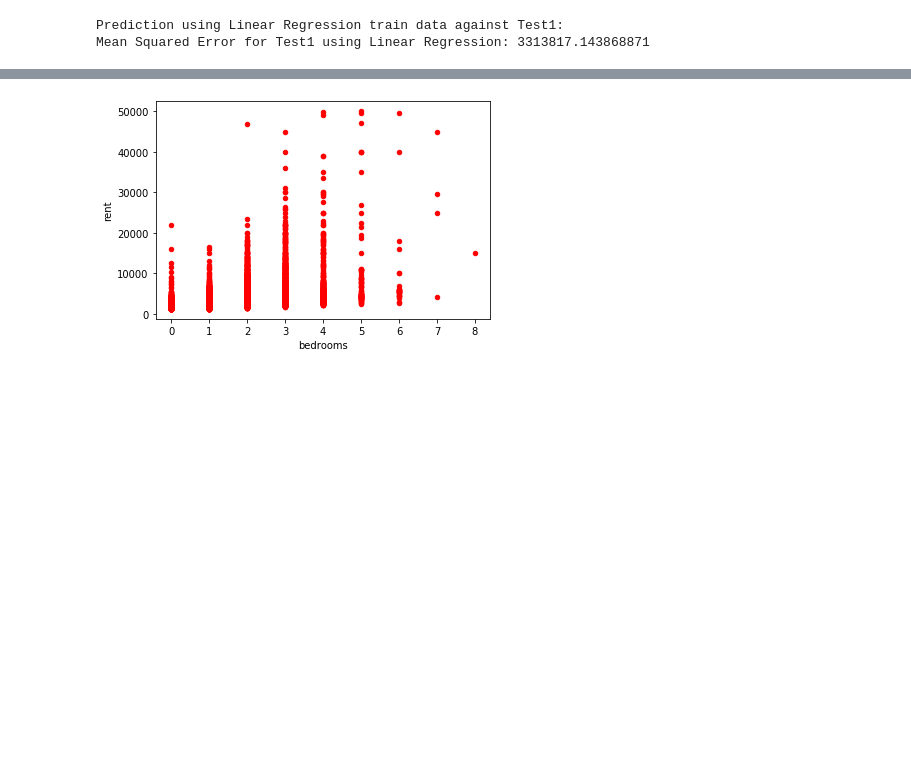
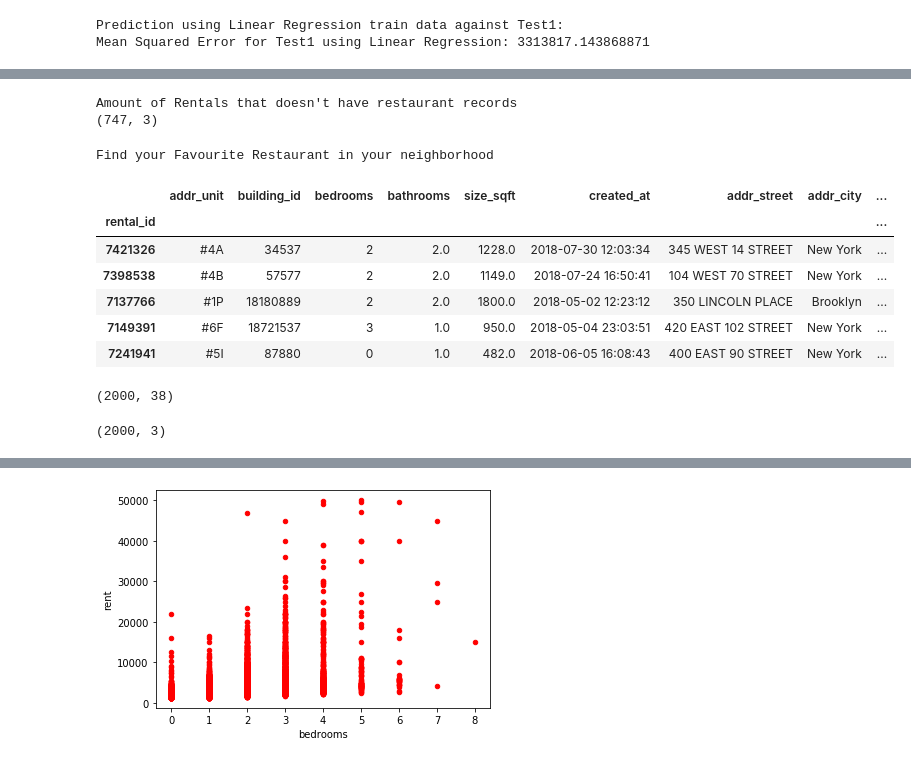
Before and after one commit to hislam000/CSC-599.70-Course-Project, a Jupyter notebook: Final_Project.ipynb, the cells around one changed output, grey strips where cells are left out. Saved outputs shown, nothing was run; the diff lists cells and outputs as text; code cells hidden in the pictures; blank space fills up the shorter version.

```diff
--- a/Final_Project.ipynb
+++ b/Final_Project.ipynb
@@ -104,0 +92,5 @@ RandomForestRegressor(bootstrap=True, criterion='mse', max_depth=None,
+# %%
+#setting external data
+cols=['dba','zipcode','grade']
+trnexdf=exdf[cols].dropna()
+print(trnexdf.shape)
@@ -104,0 +107,11 @@ RandomForestRegressor(bootstrap=True, criterion='mse', max_depth=None,
+# %%
+#preparing dataset to join to training data
+tempfeat=['addr_zip','description','has_dishwasher']
+tempdf=master_df[tempfeat]
+tempdf=tempdf.rename(columns={"addr_zip": "rest_zip", "description": "rest_grade", "has_dishwasher": "rest_name"}, errors="raise")
+
+#filling values
+for i in range(14000):
+         tempdf.iloc[i,1]='U'
+         tempdf.iloc[i,2]='Unknown'
+tempdf.sample(5)
@@ -104,0 +131,64 @@ RandomForestRegressor(bootstrap=True, criterion='mse', max_depth=None,
+# %%
+#matching zip codes with restaurant zip code and copying grade and name
+#this takes few minutes
+#rental records: 14000
+#restaurant records: 496
+for i in range(14000):
+    for j in range(496):
+        if tempdf.iloc[i,0]==int(trnexdf.iloc[j,1]):
+                    tempdf.iloc[i,1]=trnexdf.iloc[j,2]
+                    tempdf.iloc[i,2]=trnexdf.iloc[j,0]
+                    break
+# %%
+print("Amount of Rentals that doesn't have restaurant records")
+print(tempdf[tempdf.rest_grade == 'U'].shape)
+# %% [output]
+Amount of Rentals that doesn't have restaurant records
+(747, 3)
+# %%
+#joining external data with training data
+#now we can see restaurants name and grade corresponding to zip code
+master_df=master_df.assign(rest_zip=tempdf["rest_zip"])
+master_df=master_df.assign(rest_grade=tempdf["rest_grade"])
+master_df=master_df.assign(rest_name=tempdf["rest_name"])
+print("Find your Favourite Restaurant in your neighborhood")
+master_df.sample(5)
+# %% [output]
+Find your Favourite Restaurant in your neighborhood
+|  | addr_unit | building_id | bedrooms | bathrooms | size_sqft | created_at | addr_street | addr_city | ... |
+| rental_id |  |  |  |  |  |  |  |  | ... |
+| 7421326 | #4A | 34537 | 2 | 2.0 | 1228.0 | 2018-07-30 12:03:34 | 345 WEST 14 STREET | New York | ... |
+| 7398538 | #4B | 57577 | 2 | 2.0 | 1149.0 | 2018-07-24 16:50:41 | 104 WEST 70 STREET | New York | ... |
+| 7137766 | #1P | 18180889 | 2 | 2.0 | 1800.0 | 2018-05-02 12:23:12 | 350 LINCOLN PLACE | Brooklyn | ... |
+| 7149391 | #6F | 18721537 | 3 | 1.0 | 950.0 | 2018-05-04 23:03:51 | 420 EAST 102 STREET | New York | ... |
+| 7241941 | #5I | 87880 | 0 | 1.0 | 482.0 | 2018-06-05 16:08:43 | 400 EAST 90 STREET | New York | ... |
+# %%
+new_feature_cols = [
+    'bedrooms', 'year_built', 'bathrooms', 'min_to_subway',
+    'size_sqft', 'no_fee', 'has_doorman',
+    'addr_zip','floor_count',
+    'has_gym','allows_pets',
+    'has_concierge',
+    #'rest_grade' #Error could not convert string to float: 'B'
+]
+master_features = master_df[new_feature_cols].fillna(master_df[new_feature_cols].median(), axis=0)
+master_target = master_df['rent']
+#linear regression
+#lreg.fit(master_features, master_target)
+
+#Train the model
+#Random Forest Regressor
+rf.fit(master_features, master_target)
+
+#test3 size
+print(submit1_df.shape)
+# %% [output]
+(2000, 38)
+# %%
+#building temporary dataframe to join to test3
+tfeat=['addr_zip','description','has_dishwasher']
+temp2df=submit1_df[tfeat]
+temp2df.sample(5)
+print(temp2df.shape)
+# %% [output]
+(2000, 3)
```
Also changed, not shown: parts of 18 cells of this notebook.
